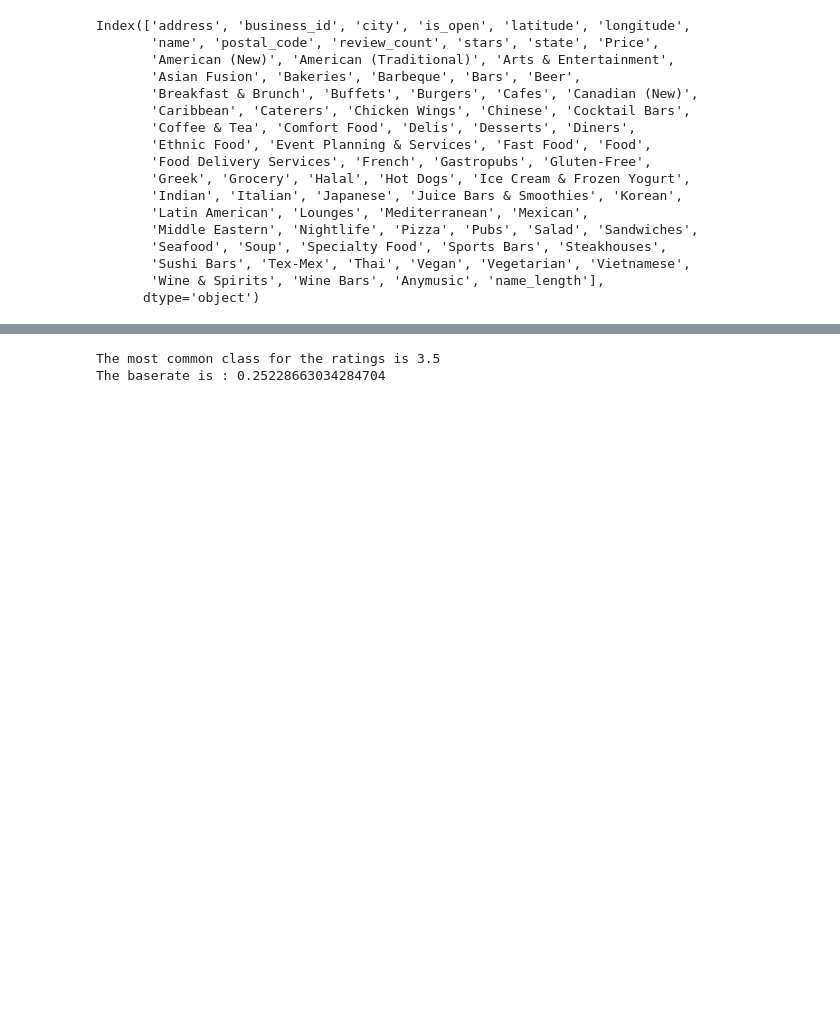
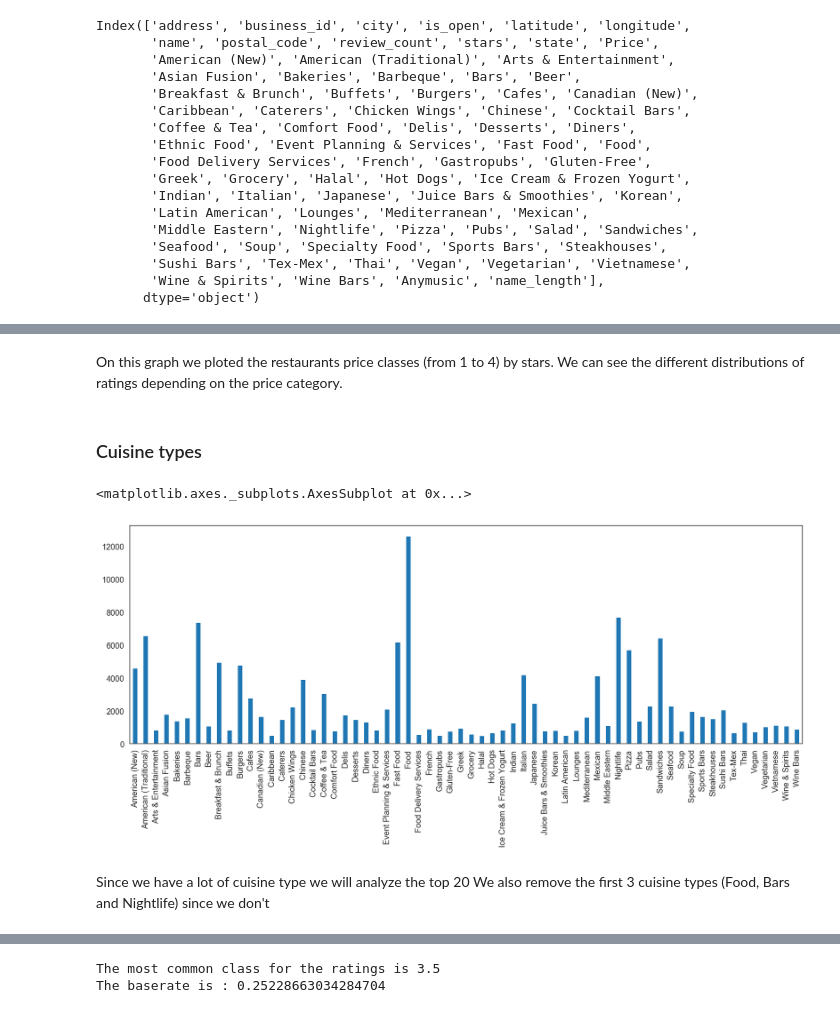
Before and after one commit to DLaux/DMML-Project, a Jupyter notebook: code/Main.ipynb, the cells around one changed output, grey strips where cells are left out. Cells and saved outputs as stored; diff of their text form; code cells hidden in the pictures; blank space fills up the shorter version.

```diff
--- a/code/Main.ipynb
+++ b/code/Main.ipynb
@@ -91,0 +204,14 @@ df["name_length"]= df["name_length"].astype(int)
+# %% [markdown]
+On this graph we ploted the restaurants price classes (from 1 to 4) by stars.
+We can see the different distributions of ratings depending on the price category.
+# %% [markdown]
+### Cuisine types
+# %%
+r2 = df[cuisine_type].sum()
+r2.plot.bar(x=None, y=None, figsize = (15, 5))
+# %% [output]
+<matplotlib.axes._subplots.AxesSubplot at 0x...>
+[figure, added]
+# %% [markdown]
+Since we have a lot of cuisine type we will analyze the top 20
+We also remove the first 3 cuisine types (Food, Bars and Nightlife) since we don't
```
Also changed, not shown: parts of 71 cells of this notebook.
